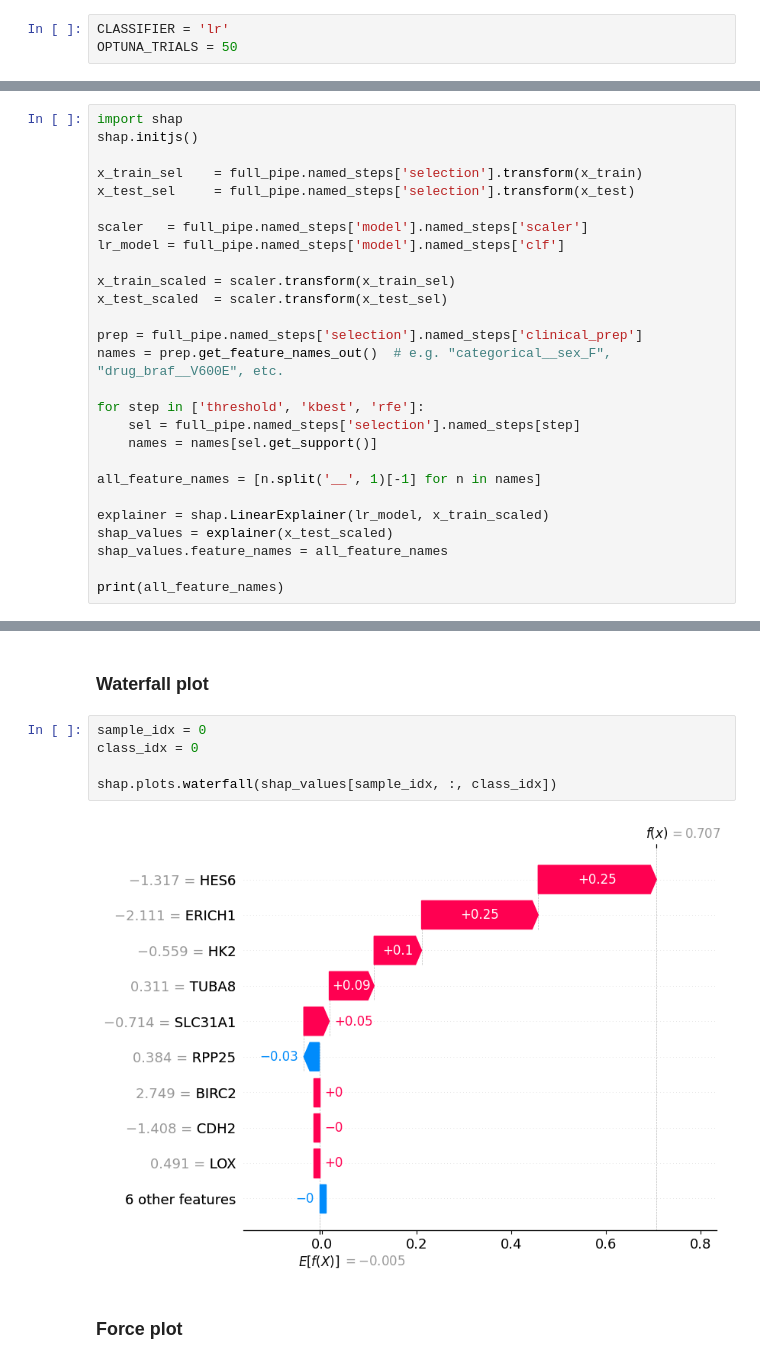
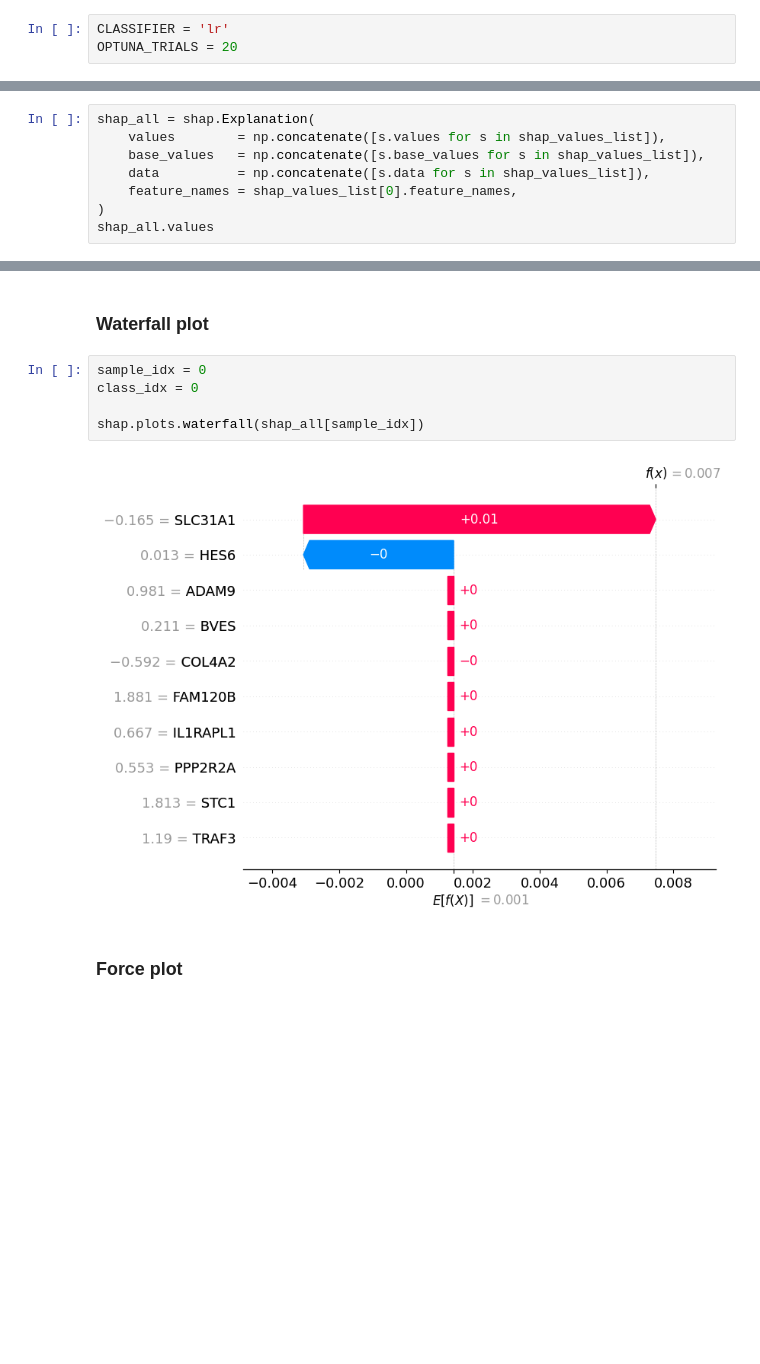
Before and after one commit to dinhhb/modeling_gene_expression, a Jupyter notebook: pipeline/4_generalized_pipe.ipynb, the cells around one changed output, grey strips where cells are left out. Saved outputs shown, nothing was run; the diff lists cells and outputs as text; blank space fills up the shorter version.

```diff
--- a/pipeline/4_generalized_pipe.ipynb
+++ b/pipeline/4_generalized_pipe.ipynb
@@ -168,7 +170,7 @@ selection_pipe = Pipeline([
 ## Train model
 # %%
 CLASSIFIER = 'lr'
-OPTUNA_TRIALS = 50
+OPTUNA_TRIALS = 20
 # %%
 import optuna
 from sklearn.model_selection import StratifiedKFold, cross_val_score
@@ -332,27 +241,0 @@ x_test.head()
-# %%
-import shap
-shap.initjs()
-
-x_train_sel    = full_pipe.named_steps['selection'].transform(x_train)
-x_test_sel     = full_pipe.named_steps['selection'].transform(x_test)
-
-scaler   = full_pipe.named_steps['model'].named_steps['scaler']
-lr_model = full_pipe.named_steps['model'].named_steps['clf']
-
-x_train_scaled = scaler.transform(x_train_sel)
-x_test_scaled  = scaler.transform(x_test_sel)
-
-prep = full_pipe.named_steps['selection'].named_steps['clinical_prep']
-names = prep.get_feature_names_out()  # e.g. "categorical__sex_F", "drug_braf__V600E", etc.
-
-for step in ['threshold', 'kbest', 'rfe']:
-    sel = full_pipe.named_steps['selection'].named_steps[step]
-    names = names[sel.get_support()]
-
-all_feature_names = [n.split('__', 1)[-1] for n in names]
-
-explainer = shap.LinearExplainer(lr_model, x_train_scaled)
-shap_values = explainer(x_test_scaled)
-shap_values.feature_names = all_feature_names
-
-print(all_feature_names)
@@ -361,0 +473,8 @@ print(all_feature_names)
+# %%
+shap_all = shap.Explanation(
+    values        = np.concatenate([s.values for s in shap_values_list]),
+    base_values   = np.concatenate([s.base_values for s in shap_values_list]),
+    data          = np.concatenate([s.data for s in shap_values_list]),
+    feature_names = shap_values_list[0].feature_names,
+)
+shap_all.values
@@ -364,10 +559,10 @@ print(all_feature_names)
 # %%
 sample_idx = 0
 class_idx = 0
 
-shap.plots.waterfall(shap_values[sample_idx, :, class_idx])
+shap.plots.waterfall(shap_all[sample_idx])
 # %% [output]
-[figure, old version]
+[figure, new version]
 # %% [markdown]
 ### Force plot
 # %%
```
Also changed, not shown: parts of 23 cells of this notebook, 11 other files.
